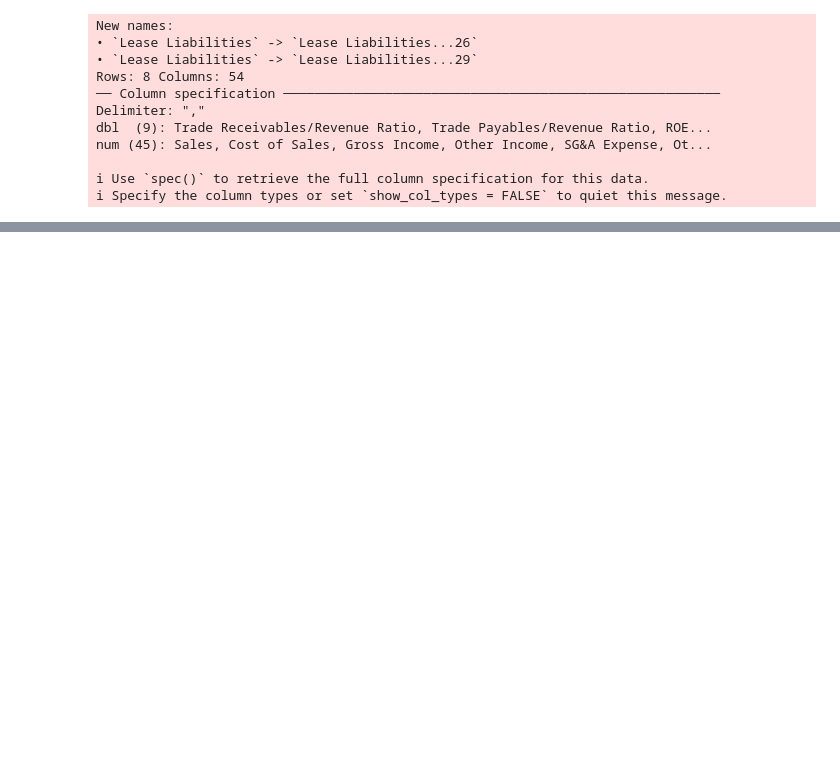
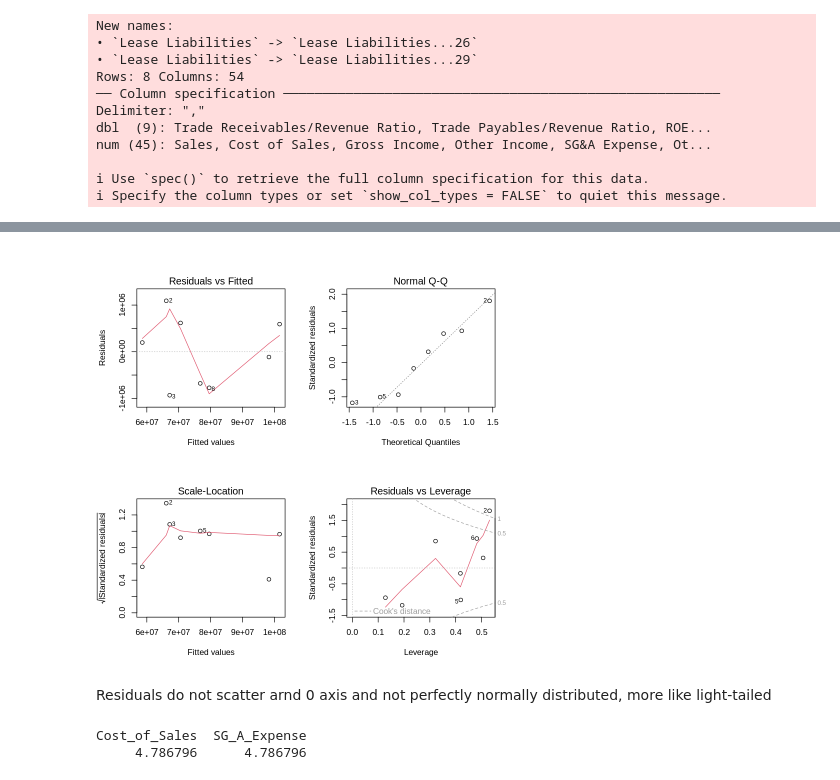
Before and after one commit to derrickgzq/yenheranalysis, a Jupyter notebook: Yenher_Analysis.ipynb, the cells around one changed output, grey strips where cells are left out. Saved outputs shown, nothing was run; the diff lists cells and outputs as text; code cells hidden in the pictures; blank space fills up the shorter version.

```diff
--- a/Yenher_Analysis.ipynb
+++ b/Yenher_Analysis.ipynb
@@ -327,0 +443,2 @@ A matrix: 54 × 54 of type dbl
+# %%
+modeladj = lm(Sales ~ Cost_of_Sales + SG_A_Expense, data = yenherfin)
@@ -327,0 +466,12 @@ A matrix: 54 × 54 of type dbl
+# %%
+par(mfrow = c(2,2))
+plot(modeladj)
+# %% [output]
+[figure, added]
+# %% [markdown]
+Residuals do not scatter arnd 0 axis and not perfectly normally distributed, more like light-tailed
+# %%
+vif(modeladj)
+# %% [output]
+Cost_of_Sales  SG_A_Expense
+     4.786796      4.786796
```
Also changed, not shown: parts of 23 cells of this notebook.
